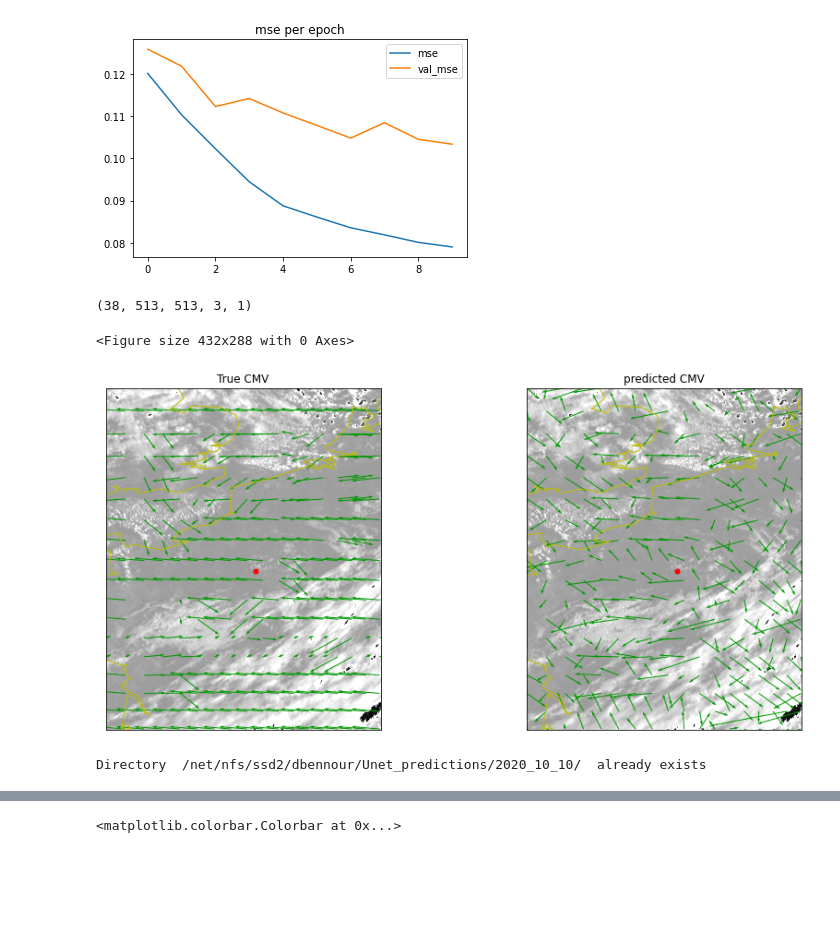
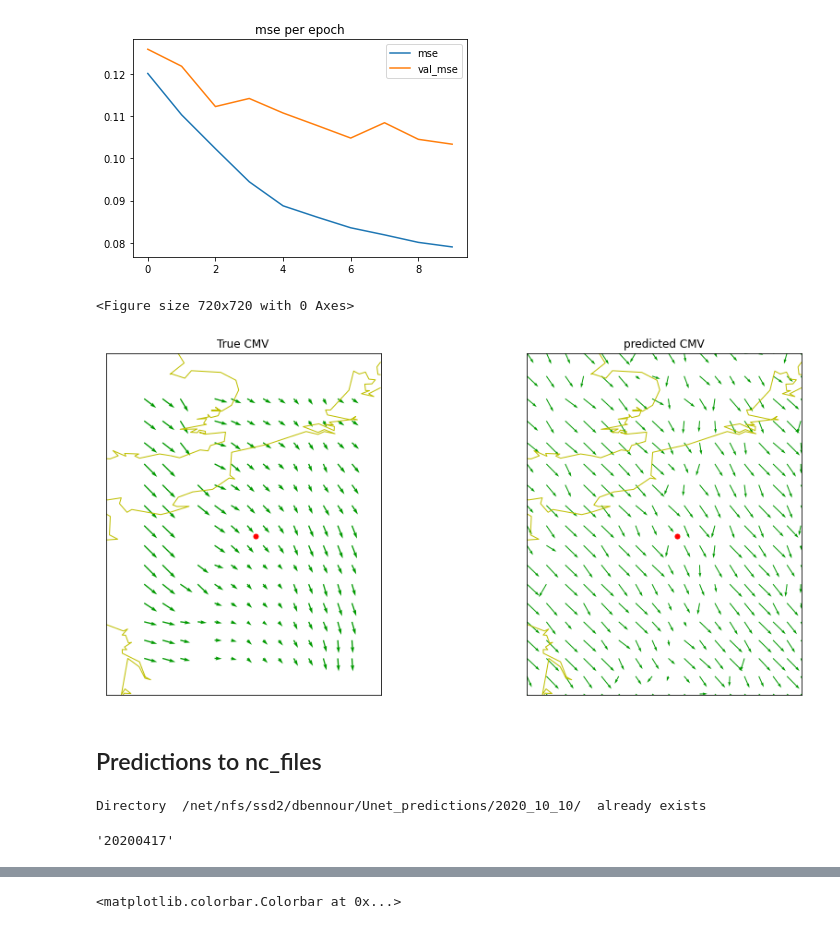
Before and after one commit to dorrabennour/DeepPV, a Jupyter notebook: Unet-Copy1.ipynb, the cells around one changed output, grey strips where cells are left out. Saved outputs shown, nothing was run; the diff lists cells and outputs as text; code cells hidden in the pictures; blank space fills up the shorter version.

Commit message:
Add files via upload
U-net model with image comparaison results

```diff
--- a/Unet-Copy1.ipynb
+++ b/Unet-Copy1.ipynb
@@ -110,4 +116,5 @@ X_val,Y_val,cmv_val=generate_data(val_start_index,val_end_index,'val_data')
 # %%
+test_name=sorted(os.listdir('/net/nfs/ssd2/dbennour/CAL_CMV_slot/test_data/'))
 test_seq=[i for i in test_name if i.startswith('CAL_CMV_20201010')]
 test_start_index=test_name.index(test_seq[0])
 test_end_index=test_name.index(test_seq[-1])
@@ -345,14 +352,12 @@ plt.plot(history.history['loss'])
 plt.plot(history.history['val_loss'])
 # %%
 Y_pred=model.predict(X_test)
-# %%
-X_test.shape
-# %% [output]
-(38, 513, 513, 3, 1)
 # %%
 %matplotlib inline
-plot_prediction(1,'test',model,X_test,Y_test,cmv_test,35)
+cmvx1,cmvx2,cmvy1,cmvy2=plot_prediction(25,'test',model,X_test,Y_test,cmv_test,3)
 # %% [output]
-<Figure size 432x288 with 0 Axes>
+<Figure size 720x720 with 0 Axes>
-[figure, old version]
+[figure, new version]
+# %% [markdown]
+## Predictions to nc_files
 # %%
@@ -368,3 +374,8 @@ cmv_y=cmv_test[:,:,:,1]
 predictions_to_nc_files(X_test,model,dirout,file_name_list=test_seq,cmv_x=cmv_x,cmv_y=cmv_y)
 # %% [output]
 Directory  /net/nfs/ssd2/dbennour/Unet_predictions/2020_10_10/  already exists
+# %%
+Start_Slot='202004170900'
+Start_Slot[:8]
+# %% [output]
+'20200417'
```
Also changed, not shown: parts of 23 cells of this notebook.
